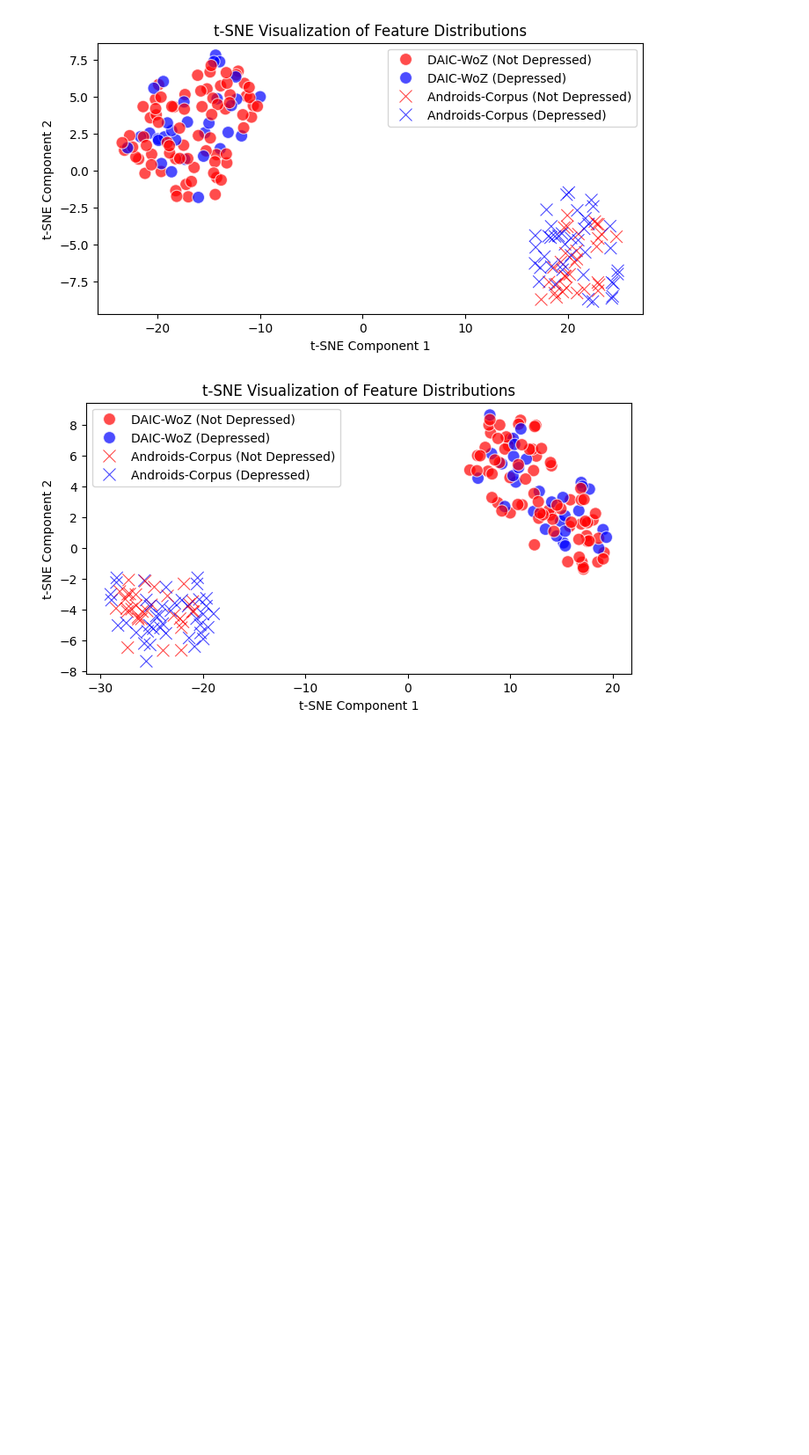
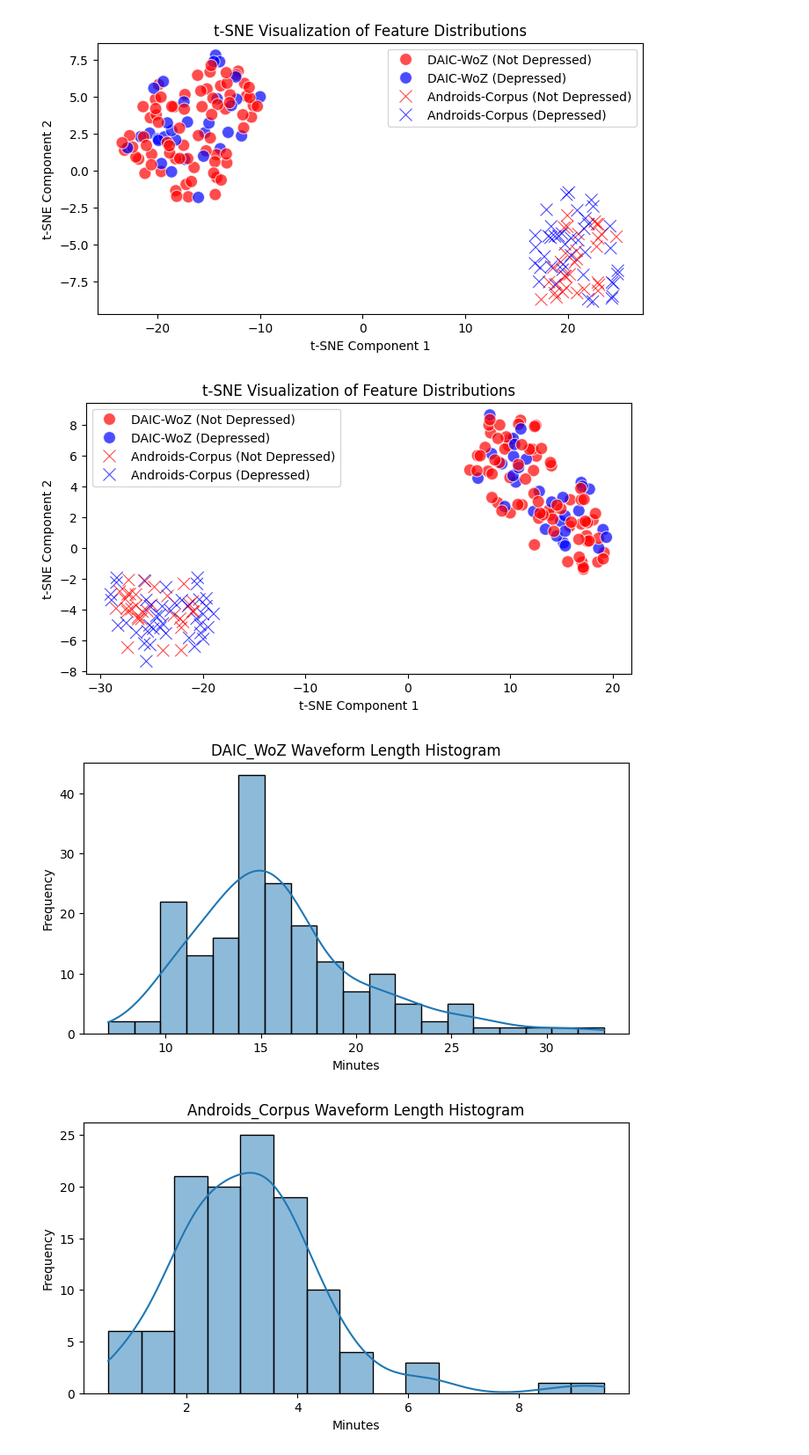
Before and after one commit to tabaraei/MultimodalDG-depression-detection, a Jupyter notebook: Depression_Detection.ipynb, the cells around one changed output. Shown at 88% size. Saved outputs shown, nothing was run; the diff lists cells and outputs as text; code cells hidden in the pictures; blank space fills up the shorter version.

Commit message:
ran several experiments (there might be unnecessary changes to code), added waveform length histogram

```diff
--- a/Depression_Detection.ipynb
+++ b/Depression_Detection.ipynb
@@ -70,3 +70,12 @@ display(plt_Wav_RoB)
 display(plt_Wav_ITB)
 # %% [output]
 [figure]
+# %%
+from src.visualize import Visualization
+
+visualize = Visualization()
+plt_DAIC_Waveforms = visualize.waveform_length_histogram(dataset='DAIC_WoZ')
+plt_AC_Waveforms = visualize.waveform_length_histogram(dataset='Androids_Corpus')
+# %% [output]
+[figure, added]
+[figure, added]
```
Also changed, not shown: 4 other files.
